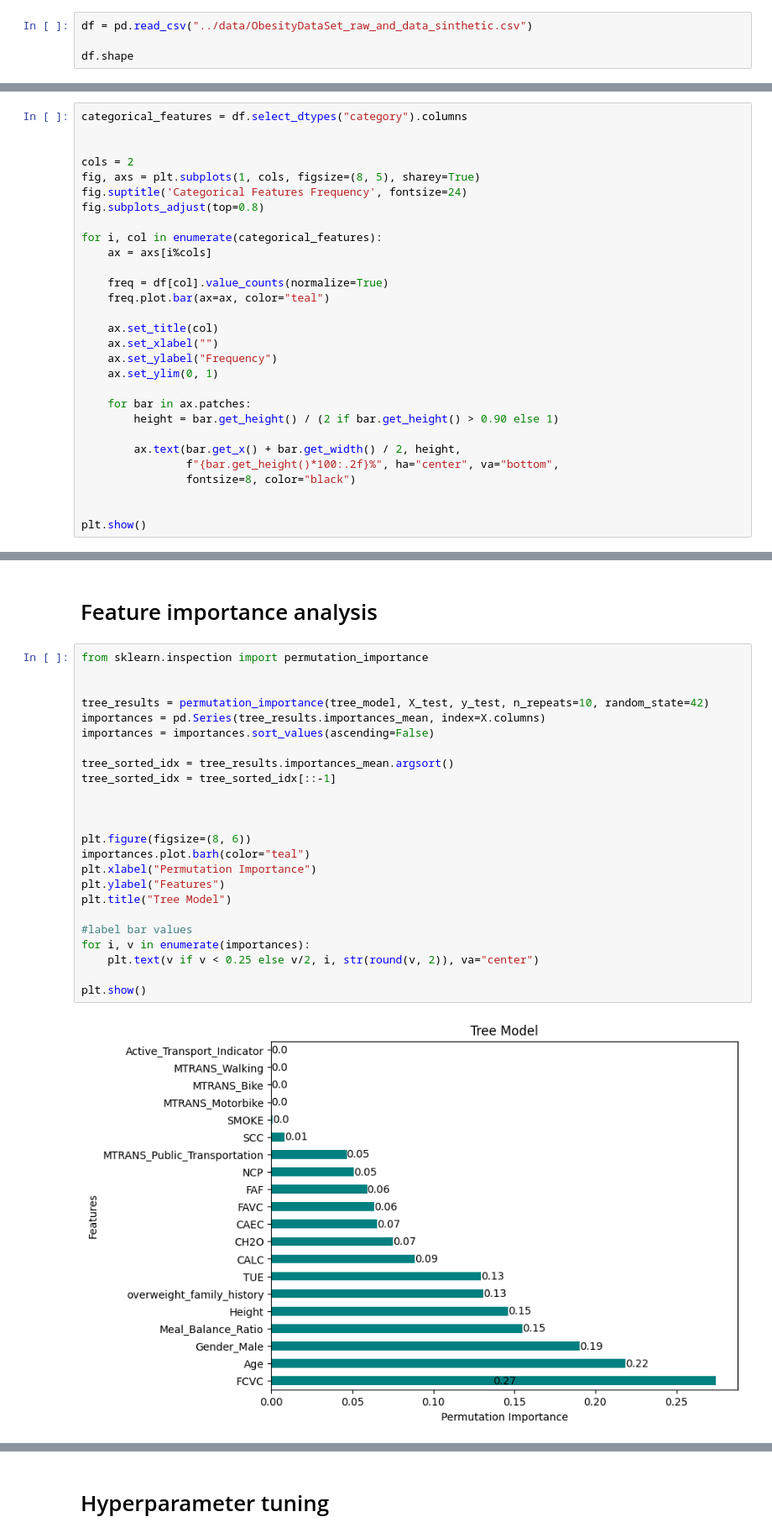
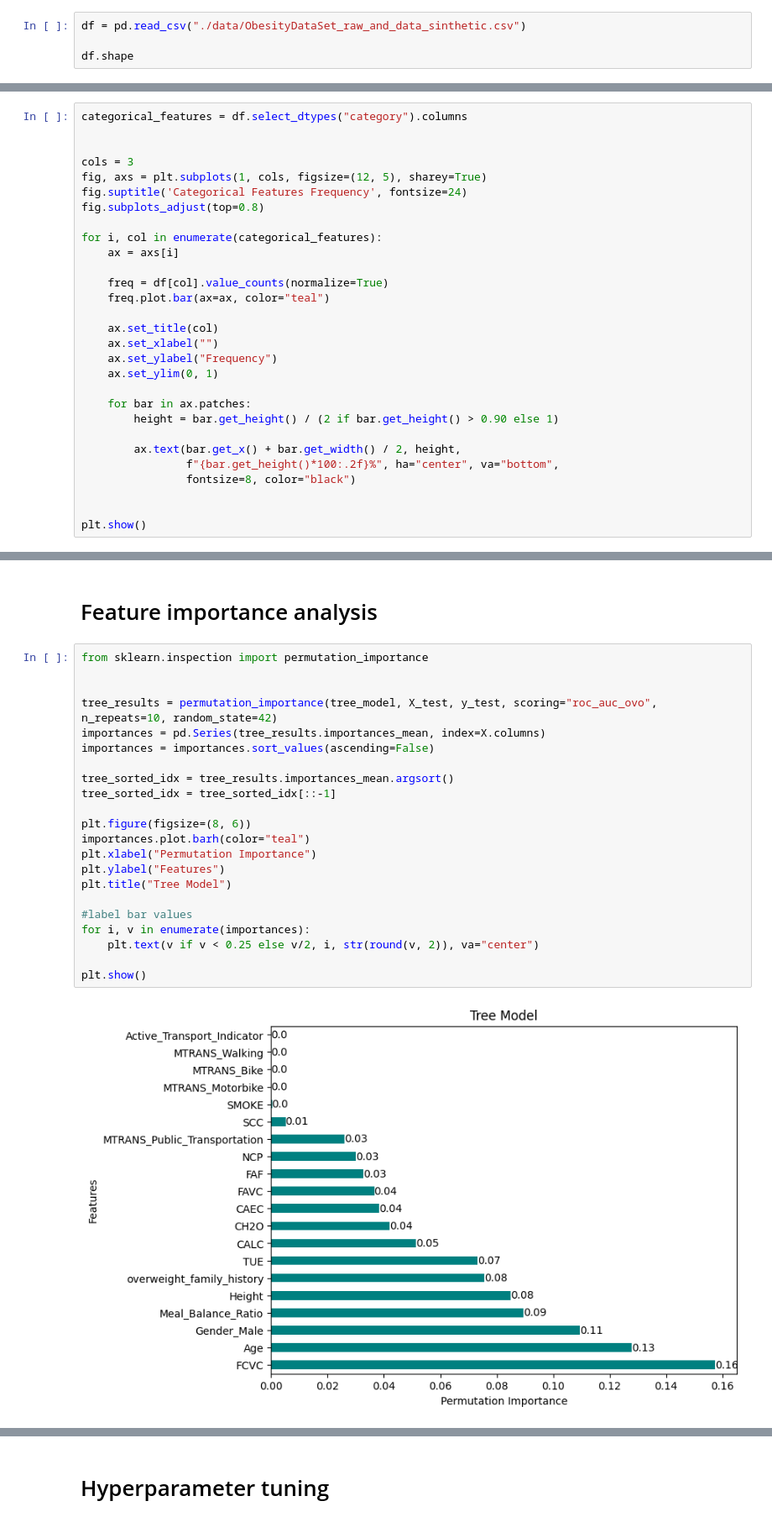
Before and after one commit to CristianRodriguezPena/obesity-risk-classification, a Jupyter notebook: health-obesity-prediction.ipynb, the cells around one changed output, grey strips where cells are left out. Shown at 84% size. Cells and saved outputs as stored; diff of their text form.

```diff
--- a/health-obesity-prediction.ipynb
+++ b/health-obesity-prediction.ipynb
@@ -48,5 +47,5 @@ These are most of the import we will need for this project
 # %%
-df = pd.read_csv("../data/ObesityDataSet_raw_and_data_sinthetic.csv")
+df = pd.read_csv("./data/ObesityDataSet_raw_and_data_sinthetic.csv")
 
 df.shape
 # %% [output]
@@ -281,13 +286,13 @@ plt.show()
 categorical_features = df.select_dtypes("category").columns
 
 
-cols = 2
-fig, axs = plt.subplots(1, cols, figsize=(8, 5), sharey=True)
+cols = 3
+fig, axs = plt.subplots(1, cols, figsize=(12, 5), sharey=True)
 fig.suptitle('Categorical Features Frequency', fontsize=24)
 fig.subplots_adjust(top=0.8)
 
 for i, col in enumerate(categorical_features):
-    ax = axs[i%cols]
+    ax = axs[i]
 
     freq = df[col].value_counts(normalize=True)
     freq.plot.bar(ax=ax, color="teal")
@@ -528,27 +531,25 @@ With proper hyperparameter tuning, tree-based models have the protential to prov
 # %%
 from sklearn.inspection import permutation_importance
 
 
-tree_results = permutation_importance(tree_model, X_test, y_test, n_repeats=10, random_state=42)
+tree_results = permutation_importance(tree_model, X_test, y_test, scoring="roc_auc_ovo", n_repeats=10, random_state=42)
 importances = pd.Series(tree_results.importances_mean, index=X.columns)
 importances = importances.sort_values(ascending=False)
 
 tree_sorted_idx = tree_results.importances_mean.argsort()
 tree_sorted_idx = tree_sorted_idx[::-1]
-
-
 
 plt.figure(figsize=(8, 6))
 importances.plot.barh(color="teal")
 plt.xlabel("Permutation Importance")
 plt.ylabel("Features")
 plt.title("Tree Model")
 
 #label bar values
 for i, v in enumerate(importances):
     plt.text(v if v < 0.25 else v/2, i, str(round(v, 2)), va="center")
 
 plt.show()
 # %% [output]
-[figure, old version]
+[figure, new version]
 # %% [markdown]
```
Also changed, not shown: parts of 24 cells of this notebook.
